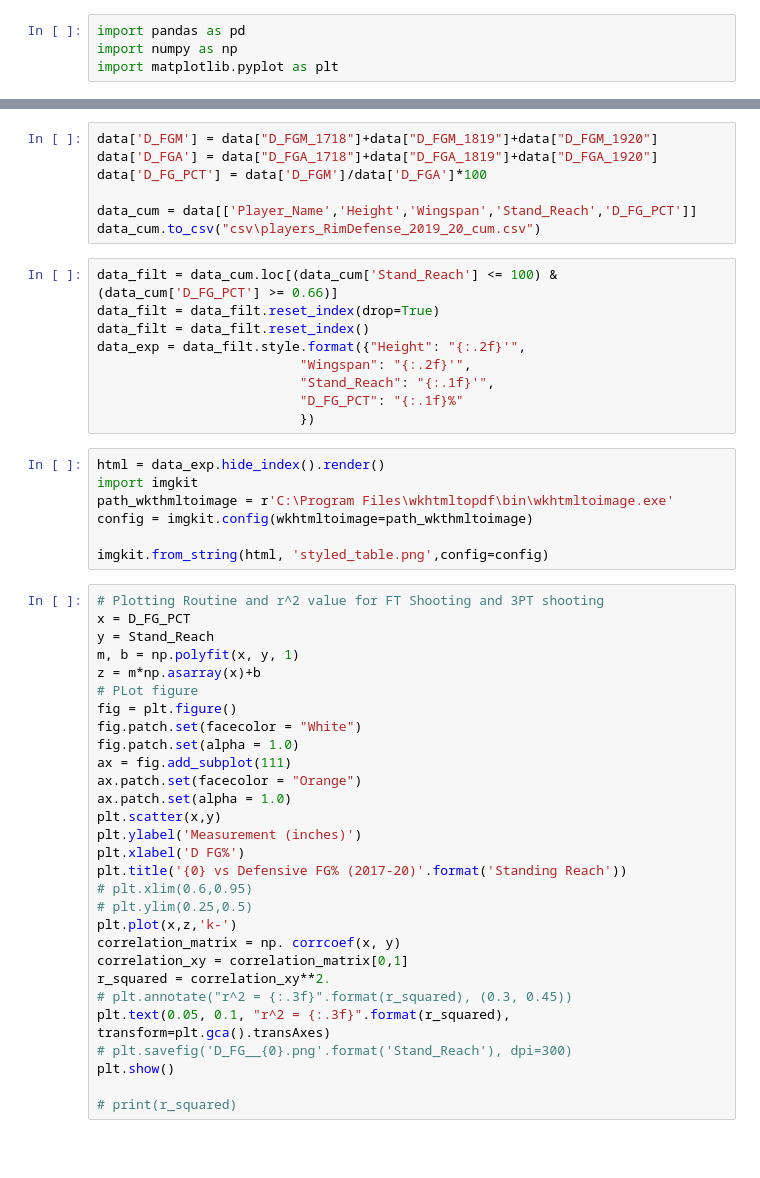
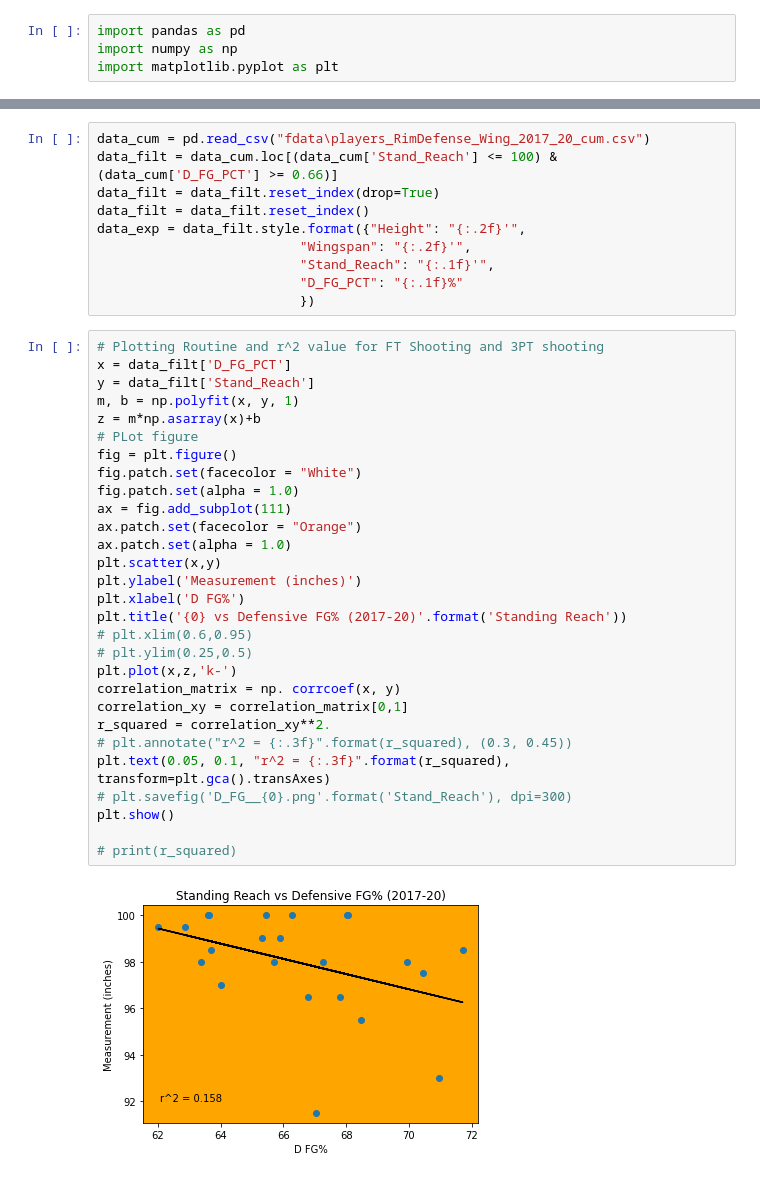
Before and after one commit to sravanpannala/NBA, a Jupyter notebook: Wingspan_Defense/analyze_plot_data_Defense_Wing.ipynb, the cells around one changed output, grey strips where cells are left out. Cells and saved outputs as stored; diff of their text form; blank space fills up the shorter version.

```diff
--- a/Wingspan_Defense/analyze_plot_data_Defense_Wing.ipynb
+++ b/Wingspan_Defense/analyze_plot_data_Defense_Wing.ipynb
@@ -20,11 +28,5 @@ data = data.loc[:, ~data.columns.str.contains('^Unnamed')]
-# %%
-data['D_FGM'] = data["D_FGM_1718"]+data["D_FGM_1819"]+data["D_FGM_1920"]
-data['D_FGA'] = data["D_FGA_1718"]+data["D_FGA_1819"]+data["D_FGA_1920"]
-data['D_FG_PCT'] = data['D_FGM']/data['D_FGA']*100
-
-data_cum = data[['Player_Name','Height','Wingspan','Stand_Reach','D_FG_PCT']]
-data_cum.to_csv("csv\players_RimDefense_2019_20_cum.csv")
 # %%
+data_cum = pd.read_csv("fdata\players_RimDefense_Wing_2017_20_cum.csv")
 data_filt = data_cum.loc[(data_cum['Stand_Reach'] <= 100) & (data_cum['D_FG_PCT'] >= 0.66)]
 data_filt = data_filt.reset_index(drop=True)
 data_filt = data_filt.reset_index()
@@ -33,39 +35,34 @@ data_exp = data_filt.style.format({"Height": "{:.2f}'",
                           "Stand_Reach": "{:.1f}'",
                           "D_FG_PCT": "{:.1f}%"
                           })
-# %%
-html = data_exp.hide_index().render()
-import imgkit
-path_wkthmltoimage = r'C:\Program Files\wkhtmltopdf\bin\wkhtmltoimage.exe'
-config = imgkit.config(wkhtmltoimage=path_wkthmltoimage)
-
-imgkit.from_string(html, 'styled_table.png',config=config)
 # %%
 # Plotting Routine and r^2 value for FT Shooting and 3PT shooting
-x = D_FG_PCT
-y = Stand_Reach
+x = data_filt['D_FG_PCT']
+y = data_filt['Stand_Reach']
 m, b = np.polyfit(x, y, 1)
 z = m*np.asarray(x)+b
 # PLot figure
 fig = plt.figure()
 fig.patch.set(facecolor = "White")
 fig.patch.set(alpha = 1.0)
 ax = fig.add_subplot(111)
 ax.patch.set(facecolor = "Orange")
 ax.patch.set(alpha = 1.0)
 plt.scatter(x,y)
 plt.ylabel('Measurement (inches)')
 plt.xlabel('D FG%')
 plt.title('{0} vs Defensive FG% (2017-20)'.format('Standing Reach'))
 # plt.xlim(0.6,0.95)
 # plt.ylim(0.25,0.5)
 plt.plot(x,z,'k-')
 correlation_matrix = np. corrcoef(x, y)
 correlation_xy = correlation_matrix[0,1]
 r_squared = correlation_xy**2.
 # plt.annotate("r^2 = {:.3f}".format(r_squared), (0.3, 0.45))
 plt.text(0.05, 0.1, "r^2 = {:.3f}".format(r_squared), transform=plt.gca().transAxes)
 # plt.savefig('D_FG__{0}.png'.format('Stand_Reach'), dpi=300)
 plt.show()
 
 # print(r_squared)
+# %% [output]
+[figure, added]
```
Also changed, not shown: parts of 2 cells of this notebook, 4 other files.
